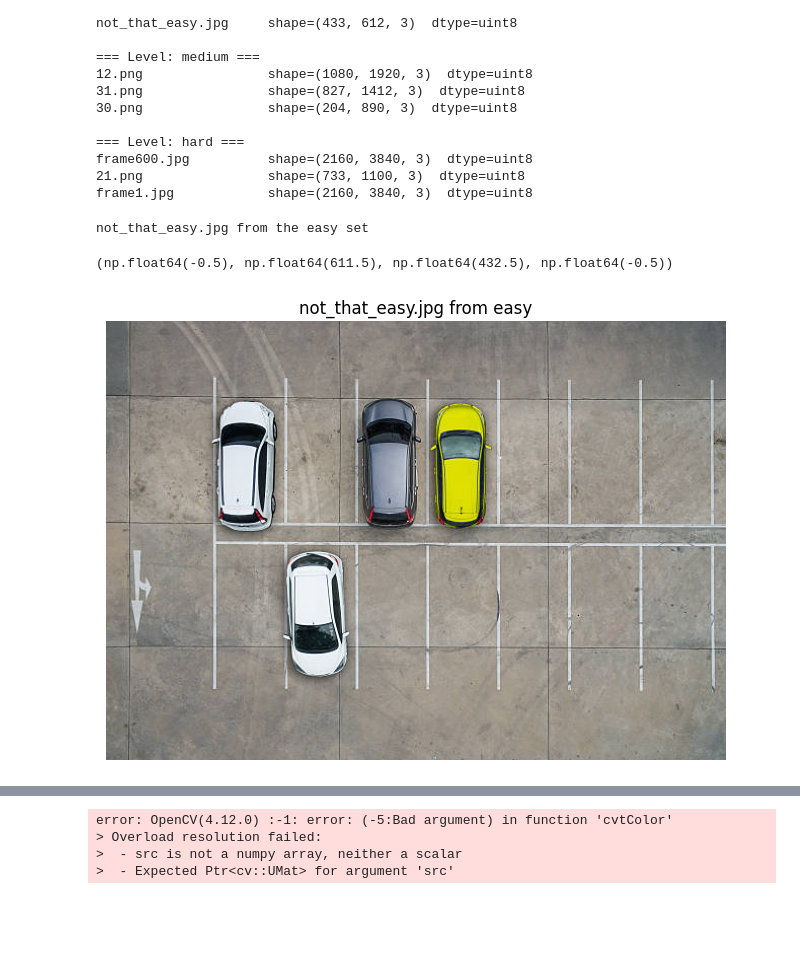
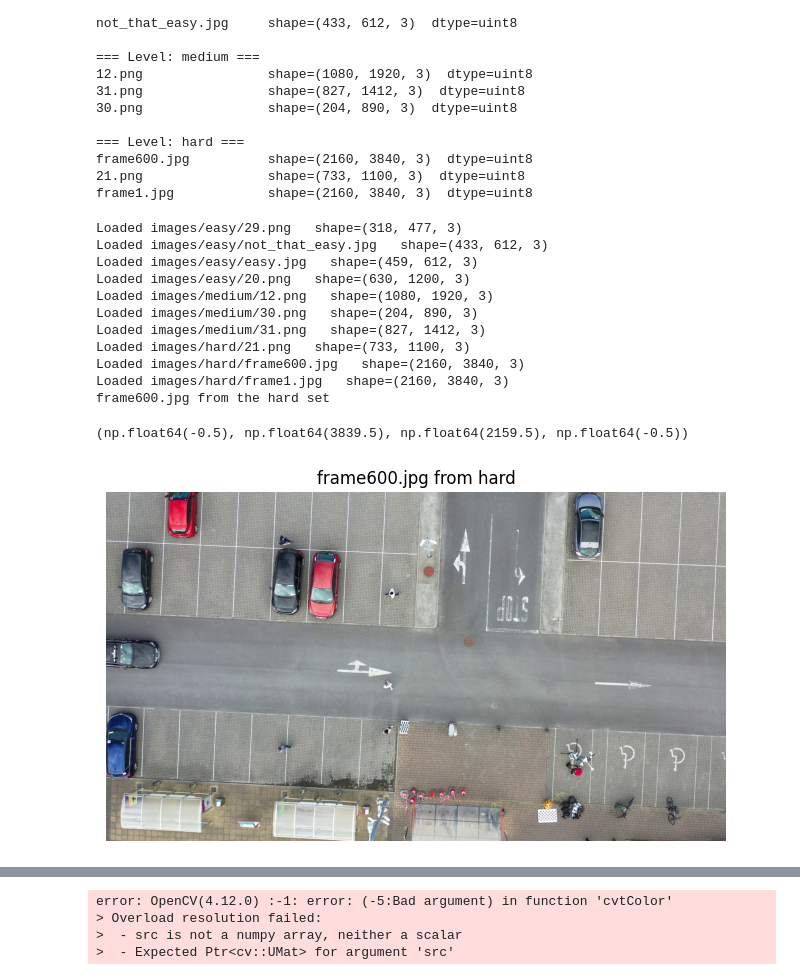
Before and after one commit to Bobfritguy/EE551_mini_project, a Jupyter notebook: mini_project.ipynb, the cells around one changed output, grey strips where cells are left out. Cells and saved outputs as stored; diff of their text form; code cells hidden in the pictures; blank space fills up the shorter version.

```diff
--- a/mini_project.ipynb
+++ b/mini_project.ipynb
@@ -79,33 +79,77 @@ def get_canny_edges_auto(grey, sigma=0.33, debug=True, title="Canny Edges (Auto)
 
     return edges
 # %%
+
+
+available_images = {
+    "easy": [
+        "29.png",
+        "not_that_easy.jpg",
+        "easy.jpg",
+        "20.png",
+    ],
+    "medium": [
+        "12.png",
+        "30.png",
+        "31.png",
+    ],
+    "hard": [
+        "21.png",
+        "frame600.jpg",
+        "frame1.jpg",
+    ]
+}
+
+loaded_images = {}
+
+for set_name, file_list in available_images.items():
+    loaded_images[set_name] = {}
+
+    for fname in file_list:
+        path = os.path.join("images", set_name, fname)
+        img = cv2.imread(path)
+
+        if img is None:
+            print(f"⚠️ Could not load image: {path}")
+        else:
+            loaded_images[set_name][fname] = img
+            print(f"Loaded {path}   shape={img.shape}")
+
 # --- EASY
 #(set_name, image_name) = ("easy", "29.png")
-(set_name, image_name) = ("easy", "not_that_easy.jpg")
+#(set_name, image_name) = ("easy", "not_that_easy.jpg")
 #(set_name, image_name) = ("easy", "easy.jpg")
 #(set_name, image_name) = ("easy", "20.png")
 
 # --- MEDIUM
 #(set_name, image_name) = ("medium", "12.png")
 #(set_name, image_name) = ("medium", "30.png")
 #(set_name, image_name) = ("medium", "31.png")
 
 # --- HARD
-#(set_name, image_name) = ("hard", "frame600.jpg")
+(set_name, image_name) = ("hard", "frame600.jpg")
 #(set_name, image_name) = ("hard", "frame1.jpg")
 #(set_name, image_name) = ("hard", "21.png")
-
-
 
 print(f"{image_name} from the {set_name} set")
 img = images[set_name][image_name]
 image = cv2.cvtColor(np.array(img), cv2.COLOR_RGB2BGR)
 plt.figure(figsize=(8, 8))
 plt.imshow(img)
 plt.title(f"{image_name} from {set_name}")
 plt.axis("off")
 # %% [output]
-not_that_easy.jpg from the easy set
+Loaded images/easy/29.png   shape=(318, 477, 3)
+Loaded images/easy/not_that_easy.jpg   shape=(433, 612, 3)
+Loaded images/easy/easy.jpg   shape=(459, 612, 3)
+Loaded images/easy/20.png   shape=(630, 1200, 3)
+Loaded images/medium/12.png   shape=(1080, 1920, 3)
+Loaded images/medium/30.png   shape=(204, 890, 3)
+Loaded images/medium/31.png   shape=(827, 1412, 3)
+Loaded images/hard/21.png   shape=(733, 1100, 3)
+Loaded images/hard/frame600.jpg   shape=(2160, 3840, 3)
+Loaded images/hard/frame1.jpg   shape=(2160, 3840, 3)
+frame600.jpg from the hard set
-(np.float64(-0.5), np.float64(611.5), np.float64(432.5), np.float64(-0.5))
+(np.float64(-0.5), np.float64(3839.5), np.float64(2159.5), np.float64(-0.5))
-[figure, old version]
+[figure, new version]
 # %%
```
Also changed, not shown: parts of 5 cells of this notebook.
